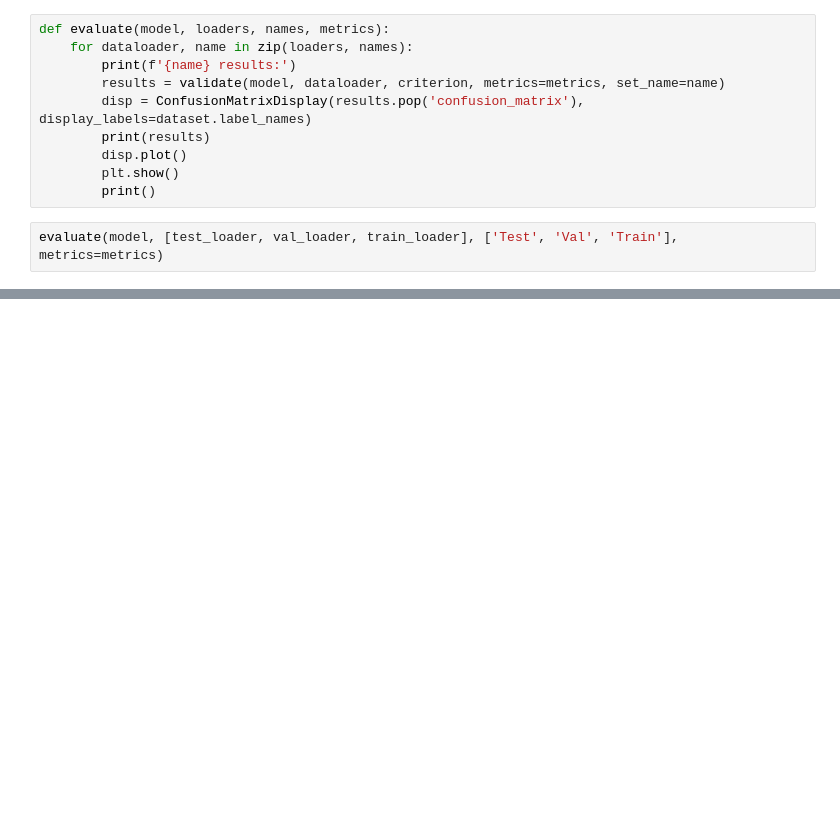
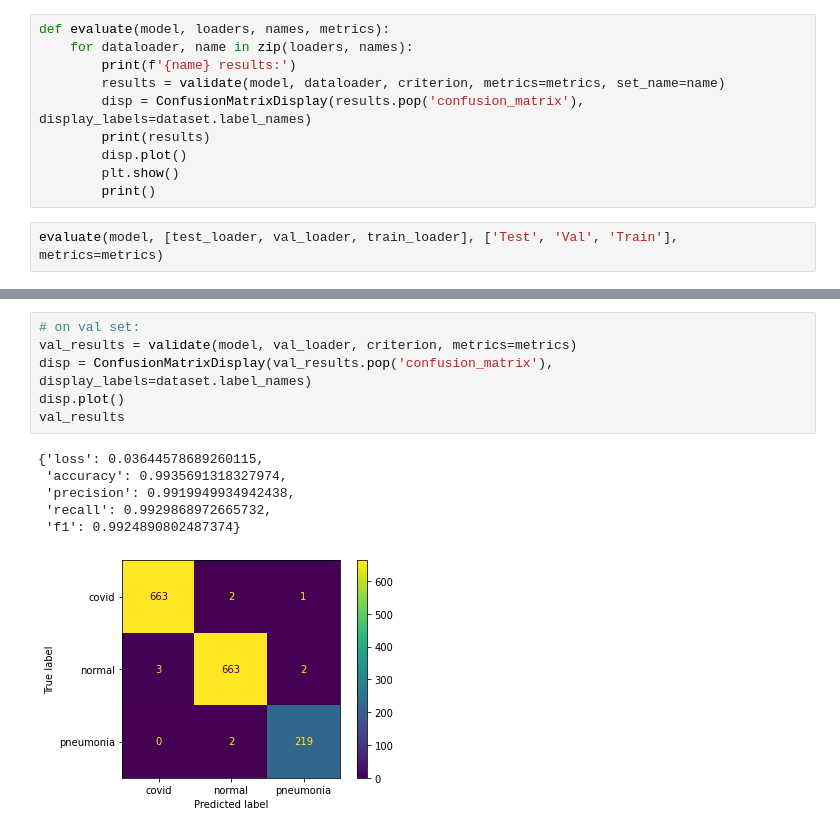
Before and after one commit to a80-abbasi/Covid-Modelling-Project, a Jupyter notebook: Covid_Classficiation.ipynb, the cells around one changed output, grey strips where cells are left out. Cells and saved outputs as stored; diff of their text form; blank space fills up the shorter version.

```diff
--- a/Covid_Classficiation.ipynb
+++ b/Covid_Classficiation.ipynb
@@ -831,0 +865,13 @@ evaluate(model, [test_loader, val_loader, train_loader], ['Test', 'Val', 'Train'
+# %%
+# on val set:
+val_results = validate(model, val_loader, criterion, metrics=metrics)
+disp = ConfusionMatrixDisplay(val_results.pop('confusion_matrix'), display_labels=dataset.label_names)
+disp.plot()
+val_results
+# %% [output]
+{'loss': 0.03644578689260115,
+ 'accuracy': 0.9935691318327974,
+ 'precision': 0.9919949934942438,
+ 'recall': 0.9929868972665732,
+ 'f1': 0.9924890802487374}
+[figure, added]
```
Also changed, not shown: parts of 3 cells of this notebook.
